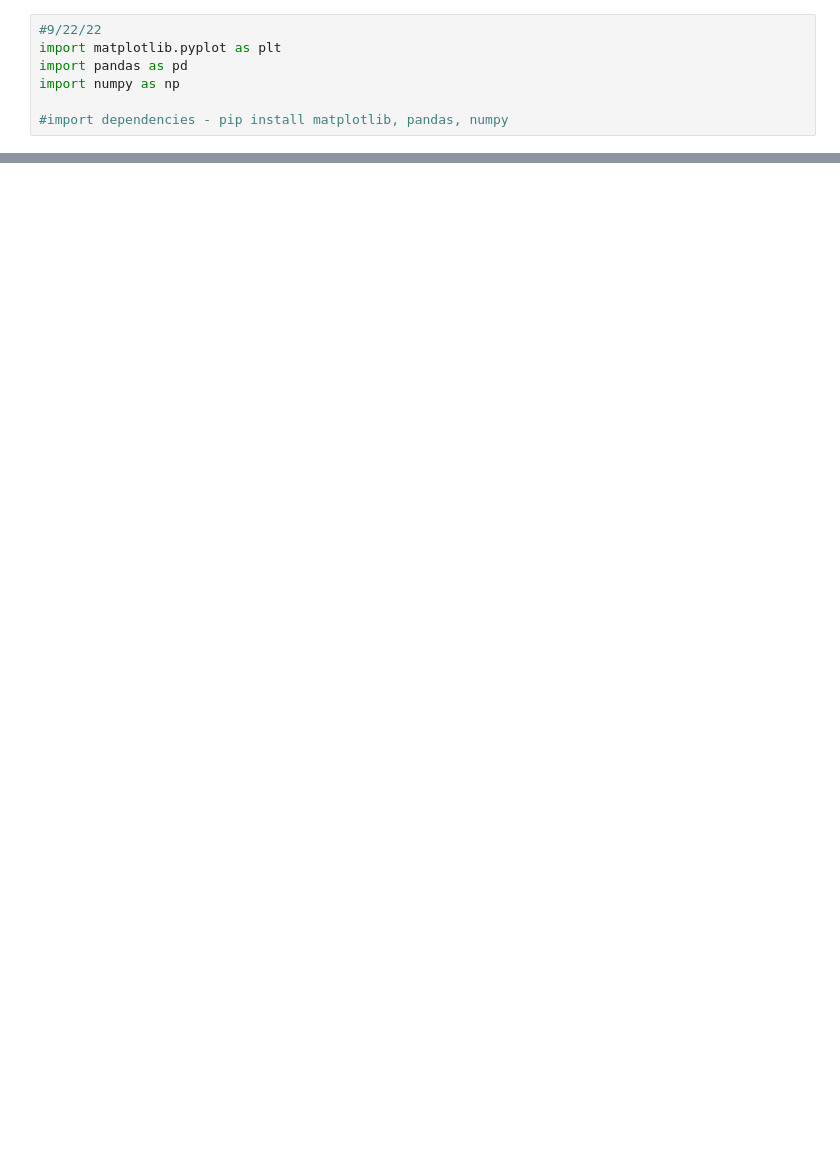
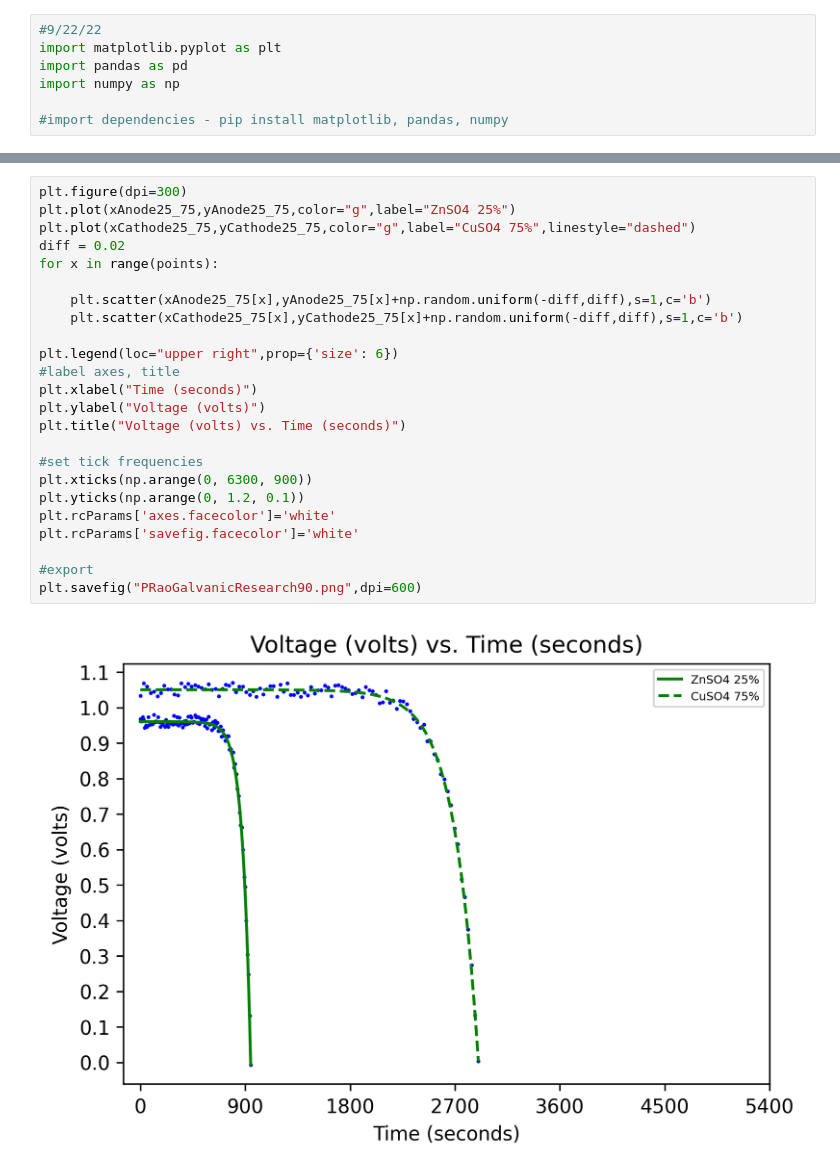
Before and after one commit to edisons3608/PVRGalvanicResearch, a Jupyter notebook: PRaoGalvanicResearch.ipynb, the cells around one changed output, grey strips where cells are left out. Cells and saved outputs as stored; diff of their text form; blank space fills up the shorter version.

```diff
--- a/PRaoGalvanicResearch.ipynb
+++ b/PRaoGalvanicResearch.ipynb
@@ -93,0 +121,26 @@ plt.savefig("PRaoGalvanicResearch90.png",dpi=600)
+# %%
+plt.figure(dpi=300)
+plt.plot(xAnode25_75,yAnode25_75,color="g",label="ZnSO4 25%")
+plt.plot(xCathode25_75,yCathode25_75,color="g",label="CuSO4 75%",linestyle="dashed")
+diff = 0.02
+for x in range(points):
+
+    plt.scatter(xAnode25_75[x],yAnode25_75[x]+np.random.uniform(-diff,diff),s=1,c='b')
+    plt.scatter(xCathode25_75[x],yCathode25_75[x]+np.random.uniform(-diff,diff),s=1,c='b')
+
+plt.legend(loc="upper right",prop={'size': 6})
+#label axes, title
+plt.xlabel("Time (seconds)")
+plt.ylabel("Voltage (volts)")
+plt.title("Voltage (volts) vs. Time (seconds)")
+
+#set tick frequencies
+plt.xticks(np.arange(0, 6300, 900))
+plt.yticks(np.arange(0, 1.2, 0.1))
+plt.rcParams['axes.facecolor']='white'
+plt.rcParams['savefig.facecolor']='white'
+
+#export
+plt.savefig("PRaoGalvanicResearch90.png",dpi=600)
+# %% [output]
+[figure, added]
```
Also changed, not shown: parts of 3 cells of this notebook, 1 other file.
